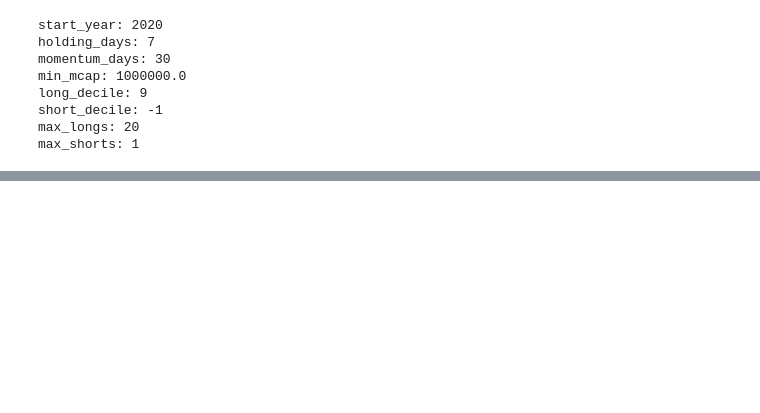
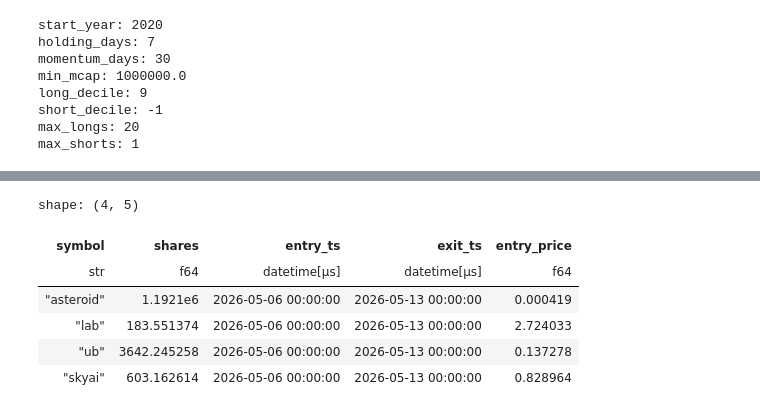
Before and after one commit to flanfly/studies, a Jupyter notebook: pd-momentum.ipynb, the cells around one changed output, grey strips where cells are left out. Saved outputs shown, nothing was run; the diff lists cells and outputs as text; code cells hidden in the pictures; blank space fills up the shorter version.

Commit message:
pd momentum: 1st prod version

```diff
--- a/pd-momentum.ipynb
+++ b/pd-momentum.ipynb
@@ -38,4 +38,32 @@ long_decile: 9
 short_decile: -1
 max_longs: 20
 max_shorts: 1
+# %%
+import datetime as dt
+import polars as pl
+import scrapbook as sb
+import backtest as bt
+
+# Load the daily OHLCV klines for USDT-quoted coins.
+# We alias 'quote_volume' to 'mcap' to serve as our liquidity/market cap filter.
+df = (
+    pl.read_parquet("polarity/latest-data/*.parquet", missing_columns='insert')
+    .sort(["asset", "ts"])
+    .filter(
+        ~pl.col("asset").is_in(
+            ["bfusd", "busd", "dai", "fdusd", "rlusd", "susd", "tusd",
+             "usd1", "usdc", "usde", "usdp", "usds", "usdsb", "xusd"]
+        )
+    )
+    .with_columns(mom=pl.col("price").pct_change(momentum_days_P).over("asset"))
+    .filter(pl.col("ts").dt.year() >= start_year_P)
+    .drop_nulls(["mom",'price','total_volume'])
+    .with_columns(
+        decile=pl.col("mom")
+        .qcut(10, labels=[str(i) for i in range(10)], allow_duplicates=True)
+        .over("ts")
+        .cast(pl.Utf8).cast(pl.Int8)
+    )
+    .sort("ts")
+)
 # %%
@@ -155,0 +171,10 @@ mfe: 0.2358
+# %%
+test.live(equity=10_000)
+# %% [output]
+shape: (4, 5)
+| symbol | shares | entry_ts | exit_ts | entry_price |
+| str | f64 | datetime[μs] | datetime[μs] | f64 |
+| "asteroid" | 1.1921e6 | 2026-05-06 00:00:00 | 2026-05-13 00:00:00 | 0.000419 |
+| "lab" | 183.551374 | 2026-05-06 00:00:00 | 2026-05-13 00:00:00 | 2.724033 |
+| "ub" | 3642.245258 | 2026-05-06 00:00:00 | 2026-05-13 00:00:00 | 0.137278 |
+| "skyai" | 603.162614 | 2026-05-06 00:00:00 | 2026-05-13 00:00:00 | 0.828964 |
```
Also changed, not shown: parts of 2 cells of this notebook, 1 other file.
